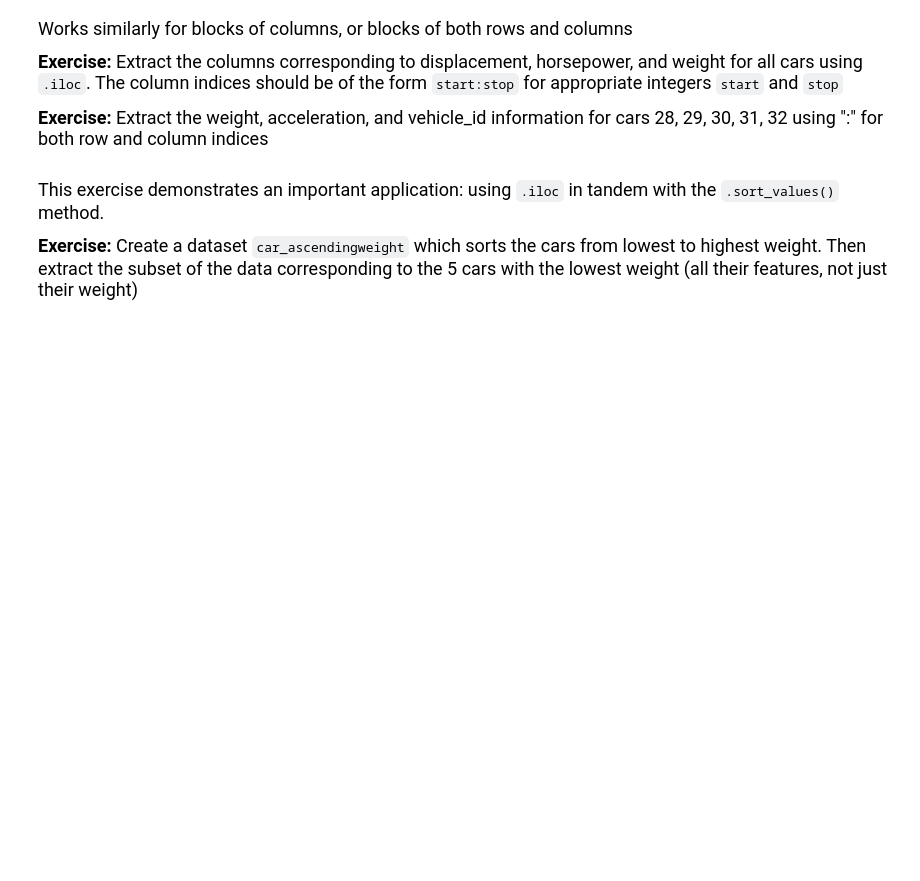
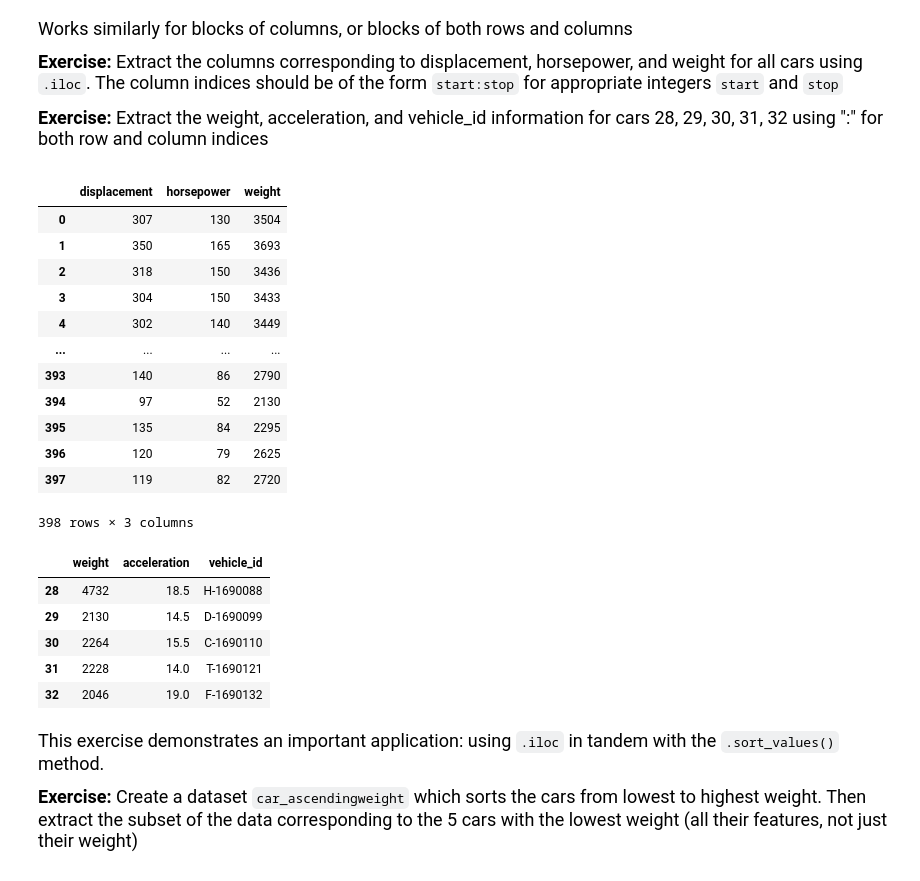
Before and after one commit to larissay23/datasci151spring2026, a Jupyter notebook: lecture_18/lecture_18a_pandas_operations copy.ipynb, the cells around one changed output. Saved outputs shown, nothing was run; the diff lists cells and outputs as text; code cells hidden in the pictures; blank space fills up the shorter version.

```diff
--- a/lecture_18/lecture_18a_pandas_operations copy.ipynb
+++ b/lecture_18/lecture_18a_pandas_operations copy.ipynb
@@ -420,6 +454,33 @@ Works similarly for blocks of columns, or blocks of both rows and columns
 **Exercise:** Extract the weight, acceleration, and vehicle_id information for cars 28, 29, 30, 31, 32 using ":" for both row and column indices
 # %%
 ## your answer here
+#exercise #1
+all_cars = carfeatures.iloc[:, 2:5]
+display(all_cars)
+#exercise #2
+#display(carfeatures)
+certain_cars = carfeatures.iloc[28:33, 4:7]
+display(certain_cars)
+# %% [output]
+|  | displacement | horsepower | weight |
+| 0 | 307 | 130 | 3504 |
+| 1 | 350 | 165 | 3693 |
+| 2 | 318 | 150 | 3436 |
+| 3 | 304 | 150 | 3433 |
+| 4 | 302 | 140 | 3449 |
+| ... | ... | ... | ... |
+| 393 | 140 | 86 | 2790 |
+| 394 | 97 | 52 | 2130 |
+| 395 | 135 | 84 | 2295 |
+| 396 | 120 | 79 | 2625 |
+| 397 | 119 | 82 | 2720 |
+398 rows × 3 columns
+|  | weight | acceleration | vehicle_id |
+| 28 | 4732 | 18.5 | H-1690088 |
+| 29 | 2130 | 14.5 | D-1690099 |
+| 30 | 2264 | 15.5 | C-1690110 |
+| 31 | 2228 | 14.0 | T-1690121 |
+| 32 | 2046 | 19.0 | F-1690132 |
 # %% [markdown]
 <font size = "4">
 
```
Also changed, not shown: parts of 6 cells of this notebook.
